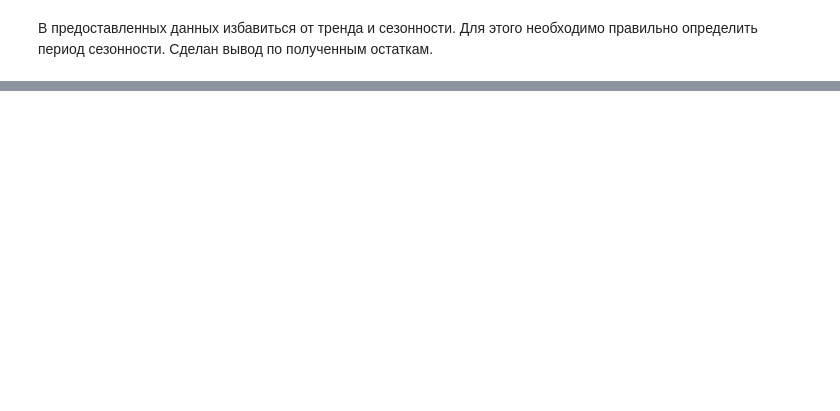
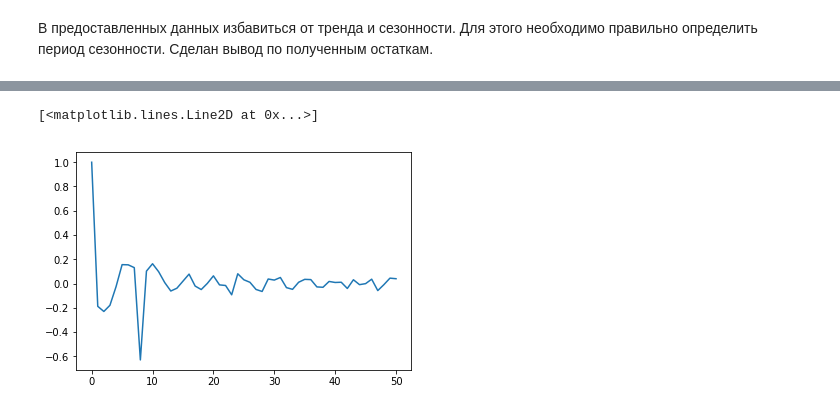
Before and after one commit to anyarulina/houseprices, a Jupyter notebook: homeworks.ipynb, the cells around one changed output, grey strips where cells are left out. Cells and saved outputs as stored; diff of their text form; code cells hidden in the pictures; blank space fills up the shorter version.

```diff
--- a/homeworks.ipynb
+++ b/homeworks.ipynb
@@ -347,5 +461,8 @@ plt.show()
 data_residual = STL(dd, period=8).fit().resid
 # %%
-plot(sms.tsa.acf(data_residual, nlags=50))
+plt.plot(sms.tsa.acf(data_residual, nlags=50))
+# %% [output]
+[<matplotlib.lines.Line2D at 0x...>]
+[figure, added]
 # %%
 sms.tsa.stattools.kpss(data_residual) # гипотезу о стационарности ряда не отвергаем
```
Also changed, not shown: parts of 25 cells of this notebook, 6 other files.
